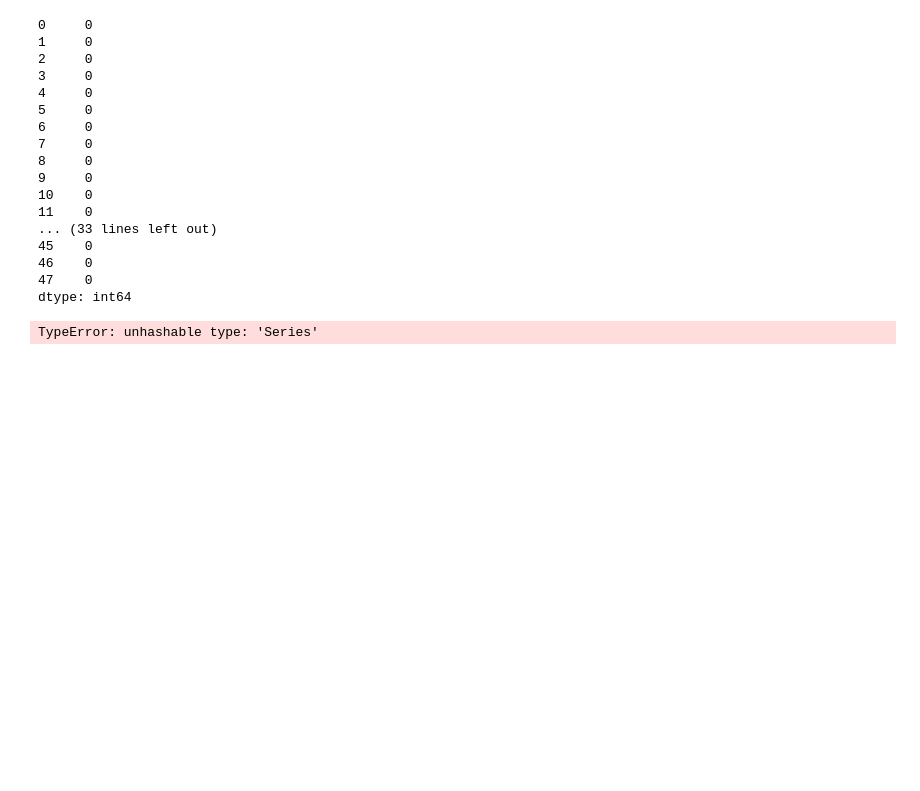
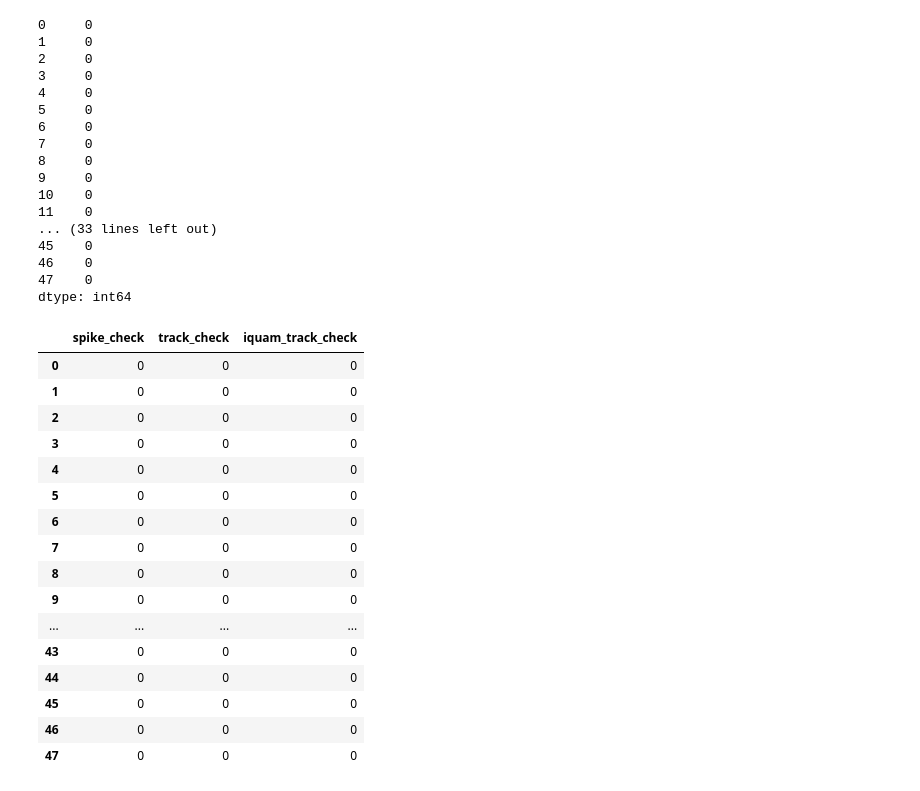
Before and after one commit to glamod/marine_qc, a Jupyter notebook: docs/notebooks/qc_sequential.ipynb, the cells around one changed output. Cells and saved outputs as stored; diff of their text form; code cells hidden in the pictures; blank space fills up the shorter version.

```diff
--- a/docs/notebooks/qc_sequential.ipynb
+++ b/docs/notebooks/qc_sequential.ipynb
@@ -142,39 +141,55 @@ qc_dict = {
     },
     "track_check": {
         "func": "do_track_check",
         "names": {
-            "vsi": data.vsi,
-            "dsi": data.dsi,
-            "lat": data.lat,
-            "lon": data.lon,
-            "date": data.date,
+            "vsi": "vsi",
+            "dsi": "dsi",
+            "lat": "lat",
+            "lon": "lon",
+            "date": "date",
         },
         "arguments": {
             "max_direction_change": 60.0,
             "max_speed_change": 10.0,
             "max_absolute_speed": 40.0,
             "max_midpoint_discrepancy": 150.0,
         },
     },
     "iquam_track_check": {
         "func": "do_iquam_track_check",
         "names": {
-            "lat": data.lat,
-            "lon": data.lon,
-            "date": data.date,
+            "lat": "lat",
+            "lon": "lon",
+            "date": "date",
         },
         "arguments": {
             "speed_limit": 15.0,
             "delta_d": 1.11,
             "delta_t": 0.01,
             "n_neighbours": 5,
         },
     },
 }
 do_multiple_sequential_check(
     data,
     qc_dict=qc_dict,
     groupby="buoy_id",
 )
 # %% [output]
-TypeError: unhashable type: 'Series'
+|  | spike_check | track_check | iquam_track_check |
+| 0 | 0 | 0 | 0 |
+| 1 | 0 | 0 | 0 |
+| 2 | 0 | 0 | 0 |
+| 3 | 0 | 0 | 0 |
+| 4 | 0 | 0 | 0 |
+| 5 | 0 | 0 | 0 |
+| 6 | 0 | 0 | 0 |
+| 7 | 0 | 0 | 0 |
+| 8 | 0 | 0 | 0 |
+| 9 | 0 | 0 | 0 |
+| ... | ... | ... | ... |
+| 43 | 0 | 0 | 0 |
+| 44 | 0 | 0 | 0 |
+| 45 | 0 | 0 | 0 |
+| 46 | 0 | 0 | 0 |
+| 47 | 0 | 0 | 0 |
```
Also changed, not shown: parts of 2 cells of this notebook, 1 other file.
